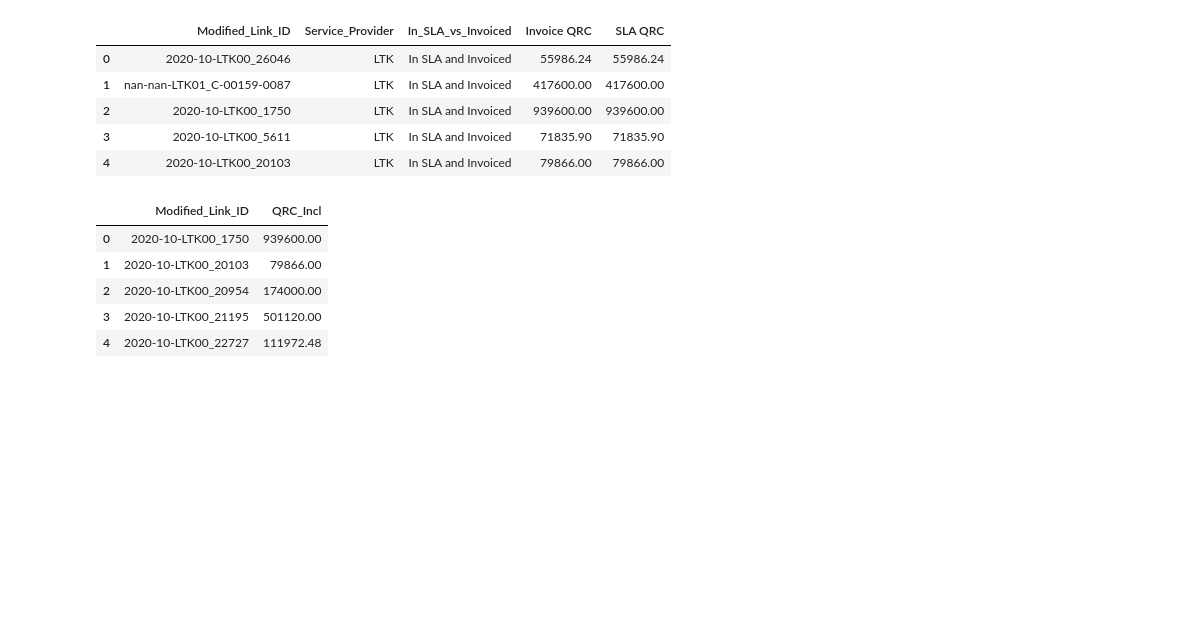
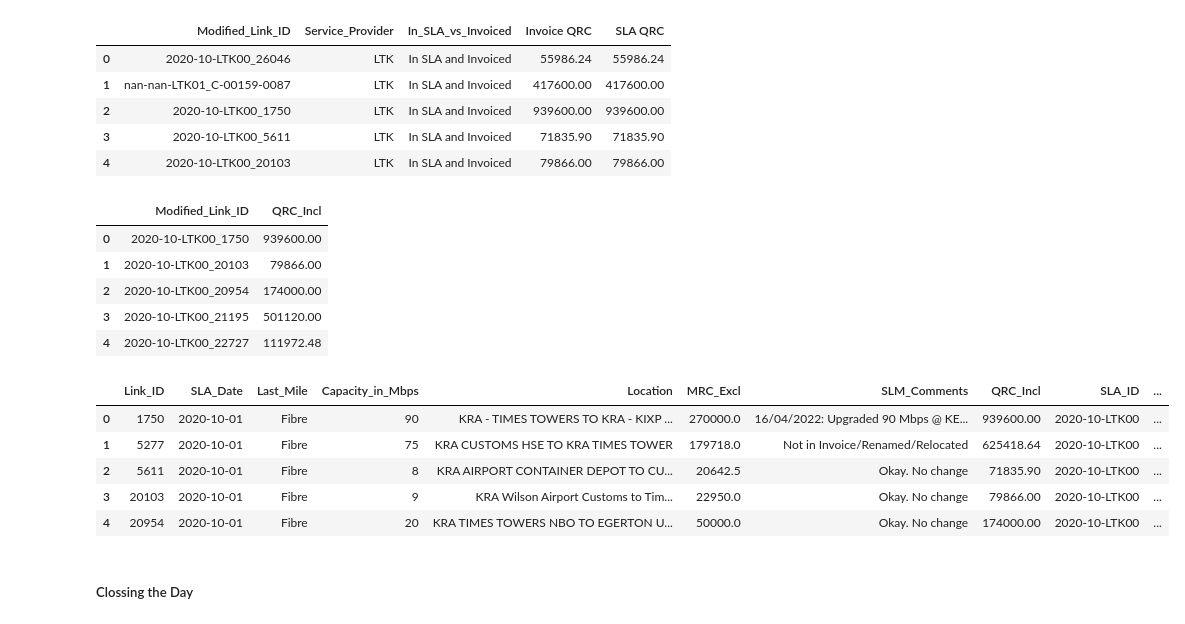
Before and after one commit to JackronyK/SLA_ETL, a Jupyter notebook: DataPipeline(db_to.sql).ipynb, the cells around one changed output. Drawn from its saved outputs; the diff is of its cells as text; code cells hidden in the pictures; blank space fills up the shorter version.

```diff
--- a/DataPipeline(db_to.sql).ipynb
+++ b/DataPipeline(db_to.sql).ipynb
@@ -591,3 +581,14 @@ SLA_aggr.head()
 | 2 | 2020-10-LTK00_20954 | 174000.00 |
 | 3 | 2020-10-LTK00_21195 | 501120.00 |
 | 4 | 2020-10-LTK00_22727 | 111972.48 |
+# %%
+combined_sla.head()
+# %% [output]
+|  | Link_ID | SLA_Date | Last_Mile | Capacity_in_Mbps | Location | MRC_Excl | SLM_Comments | QRC_Incl | SLA_ID | ... |
+| 0 | 1750 | 2020-10-01 | Fibre | 90 | KRA - TIMES TOWERS TO KRA - KIXP ... | 270000.0 | 16/04/2022: Upgraded 90 Mbps @ KE... | 939600.00 | 2020-10-LTK00 | ... |
+| 1 | 5277 | 2020-10-01 | Fibre | 75 | KRA CUSTOMS HSE TO KRA TIMES TOWER | 179718.0 | Not in Invoice/Renamed/Relocated | 625418.64 | 2020-10-LTK00 | ... |
+| 2 | 5611 | 2020-10-01 | Fibre | 8 | KRA AIRPORT CONTAINER DEPOT TO CU... | 20642.5 | Okay. No change | 71835.90 | 2020-10-LTK00 | ... |
+| 3 | 20103 | 2020-10-01 | Fibre | 9 | KRA Wilson Airport Customs to Tim... | 22950.0 | Okay. No change | 79866.00 | 2020-10-LTK00 | ... |
+| 4 | 20954 | 2020-10-01 | Fibre | 20 | KRA TIMES TOWERS NBO TO EGERTON U... | 50000.0 | Okay. No change | 174000.00 | 2020-10-LTK00 | ... |
+# %% [markdown]
+##### Clossing the Day
```
Also changed, not shown: parts of 3 cells of this notebook, 11 other files.
